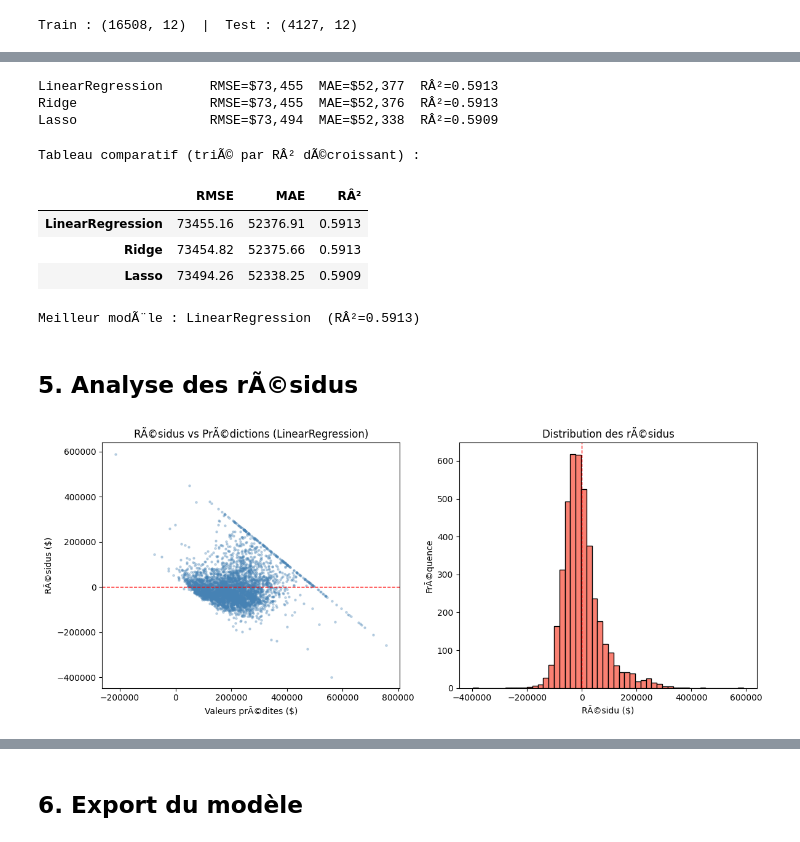
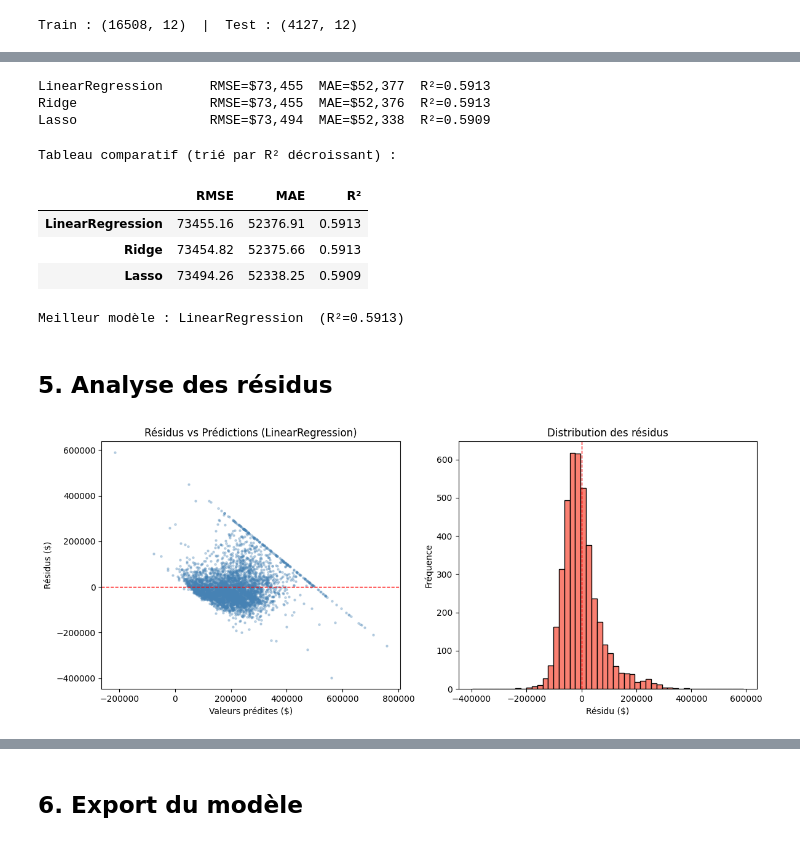
Before and after one commit to Marlin241/predict_price_house, a Jupyter notebook: notebook.ipynb, the cells around one changed output, grey strips where cells are left out. Drawn from its saved outputs; the diff is of its cells as text; code cells hidden in the pictures.

```diff
--- a/notebook.ipynb
+++ b/notebook.ipynb
@@ -194,53 +194,53 @@ for name, model in models.items():
     mae = float(mean_absolute_error(y_test, y_pred))
     r2 = float(r2_score(y_test, y_pred))
 
-    results[name] = {'RMSE': round(rmse, 2), 'MAE': round(mae, 2), 'RÂ²': round(r2, 4)}
+    results[name] = {'RMSE': round(rmse, 2), 'MAE': round(mae, 2), 'R²': round(r2, 4)}
     pipelines[name] = pipe
-    print(f"{name:20s}  RMSE=${rmse:,.0f}  MAE=${mae:,.0f}  RÂ²={r2:.4f}")
+    print(f"{name:20s}  RMSE=${rmse:,.0f}  MAE=${mae:,.0f}  R²={r2:.4f}")
 # %% [output]
-LinearRegression      RMSE=$73,455  MAE=$52,377  RÂ²=0.5913
-Ridge                 RMSE=$73,455  MAE=$52,376  RÂ²=0.5913
-Lasso                 RMSE=$73,494  MAE=$52,338  RÂ²=0.5909
+LinearRegression      RMSE=$73,455  MAE=$52,377  R²=0.5913
+Ridge                 RMSE=$73,455  MAE=$52,376  R²=0.5913
+Lasso                 RMSE=$73,494  MAE=$52,338  R²=0.5909
 # %%
-results_df = pd.DataFrame(results).T.sort_values('RÂ²', ascending=False)
-print("\nTableau comparatif (triÃ© par RÂ² dÃ©croissant) :")
+results_df = pd.DataFrame(results).T.sort_values('R²', ascending=False)
+print("\nTableau comparatif (trié par R² décroissant) :")
 display(results_df)
 
-best_name = results_df['RÂ²'].idxmax()
+best_name = results_df['R²'].idxmax()
 best_pipeline = pipelines[best_name]
 best_metrics = results[best_name]
-print(f"\nMeilleur modÃ¨le : {best_name}  (RÂ²={best_metrics['RÂ²']:.4f})")
+print(f"\nMeilleur modèle : {best_name}  (R²={best_metrics['R²']:.4f})")
 # %% [output]
-Tableau comparatif (triÃ© par RÂ² dÃ©croissant) :
+Tableau comparatif (trié par R² décroissant) :
-|  | RMSE | MAE | RÂ² |
+|  | RMSE | MAE | R² |
 | LinearRegression | 73455.16 | 52376.91 | 0.5913 |
 | Ridge | 73454.82 | 52375.66 | 0.5913 |
 | Lasso | 73494.26 | 52338.25 | 0.5909 |
-Meilleur modÃ¨le : LinearRegression  (RÂ²=0.5913)
+Meilleur modèle : LinearRegression  (R²=0.5913)
 # %% [markdown]
-## 5. Analyse des rÃ©sidus
+## 5. Analyse des résidus
 # %%
 y_pred_best = best_pipeline.predict(X_test)
 residuals = y_test.values - y_pred_best
 
 fig, axes = plt.subplots(1, 2, figsize=(12, 5))
 
 axes[0].scatter(y_pred_best, residuals, alpha=0.3, s=5, color='steelblue')
 axes[0].axhline(0, color='red', linestyle='--', linewidth=1)
-axes[0].set_xlabel('Valeurs prÃ©dites ($)')
-axes[0].set_ylabel('RÃ©sidus ($)')
-axes[0].set_title(f'RÃ©sidus vs PrÃ©dictions ({best_name})')
+axes[0].set_xlabel('Valeurs prédites ($)')
+axes[0].set_ylabel('Résidus ($)')
+axes[0].set_title(f'Résidus vs Prédictions ({best_name})')
 
 axes[1].hist(residuals, bins=50, edgecolor='black', color='salmon')
 axes[1].axvline(0, color='red', linestyle='--', linewidth=1)
-axes[1].set_xlabel('RÃ©sidu ($)')
-axes[1].set_ylabel('FrÃ©quence')
-axes[1].set_title('Distribution des rÃ©sidus')
+axes[1].set_xlabel('Résidu ($)')
+axes[1].set_ylabel('Fréquence')
+axes[1].set_title('Distribution des résidus')
 
 plt.tight_layout()
 plt.show()
 # %% [output]
-[figure, old version]
+[figure, new version]
 # %%
 seuil = 3 * residuals.std()
 n_outliers = int((np.abs(residuals) > seuil).sum())
```
Also changed, not shown: parts of 11 cells of this notebook, 2 other files.
